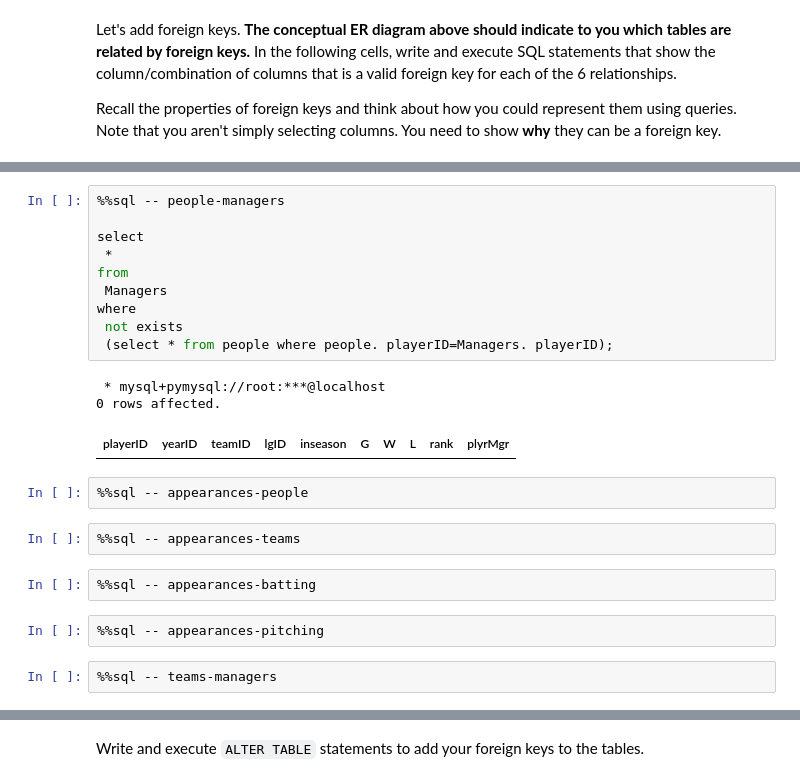
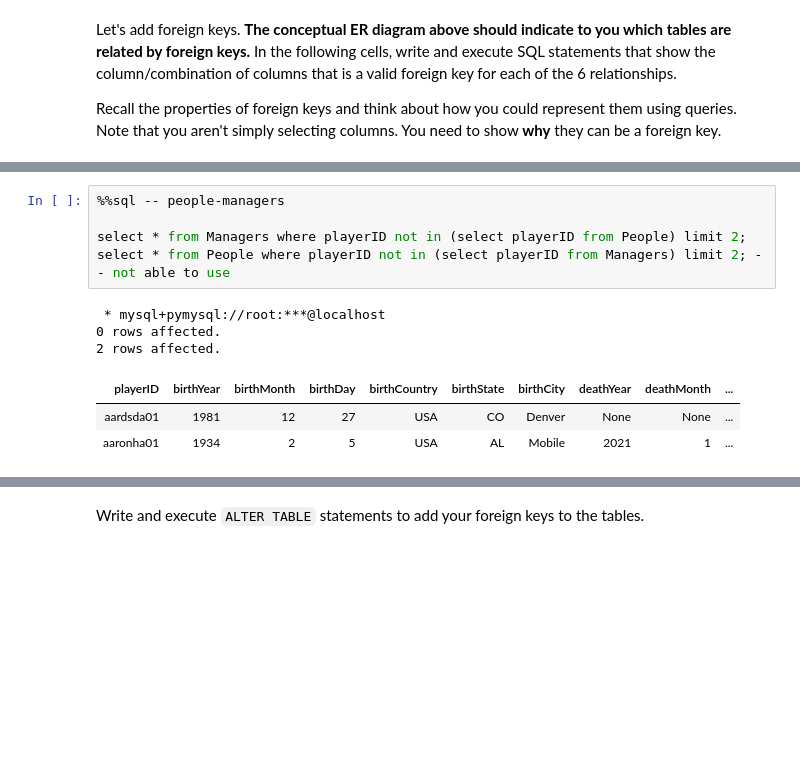
Before and after one commit to YuanxiLi-0303/Intro-to-Databases-F23, a Jupyter notebook: HomeworkAssignments/HW1-Part2-Nonprogramming/F23-W4111-HW1-P2-NP.ipynb, the cells around one changed output, grey strips where cells are left out. Saved outputs shown, nothing was run; the diff lists cells and outputs as text; blank space fills up the shorter version.

```diff
--- a/HomeworkAssignments/HW1-Part2-Nonprogramming/F23-W4111-HW1-P2-NP.ipynb
+++ b/HomeworkAssignments/HW1-Part2-Nonprogramming/F23-W4111-HW1-P2-NP.ipynb
@@ -693,24 +690,12 @@ Recall the properties of foreign keys and think about how you could represent th
 # %%
 %%sql -- people-managers
 
-select
- *
-from
- Managers
-where
- not exists
- (select * from people where people. playerID=Managers. playerID);
+select * from Managers where playerID not in (select playerID from People) limit 2;
+select * from People where playerID not in (select playerID from Managers) limit 2; -- not able to use
 # %% [output]
  * mysql+pymysql://root:***@localhost
 0 rows affected.
+2 rows affected.
-| playerID | yearID | teamID | lgID | inseason | G | W | L | rank | plyrMgr |
+| playerID | birthYear | birthMonth | birthDay | birthCountry | birthState | birthCity | deathYear | deathMonth | ... |
+| aardsda01 | 1981 | 12 | 27 | USA | CO | Denver | None | None | ... |
+| aaronha01 | 1934 | 2 | 5 | USA | AL | Mobile | 2021 | 1 | ... |
-# %%
-%%sql -- appearances-people
-# %%
-%%sql -- appearances-teams
-# %%
-%%sql -- appearances-batting
-# %%
-%%sql -- appearances-pitching
-# %%
-%%sql -- teams-managers
```
Also changed, not shown: parts of 34 cells of this notebook, 2 other files.
